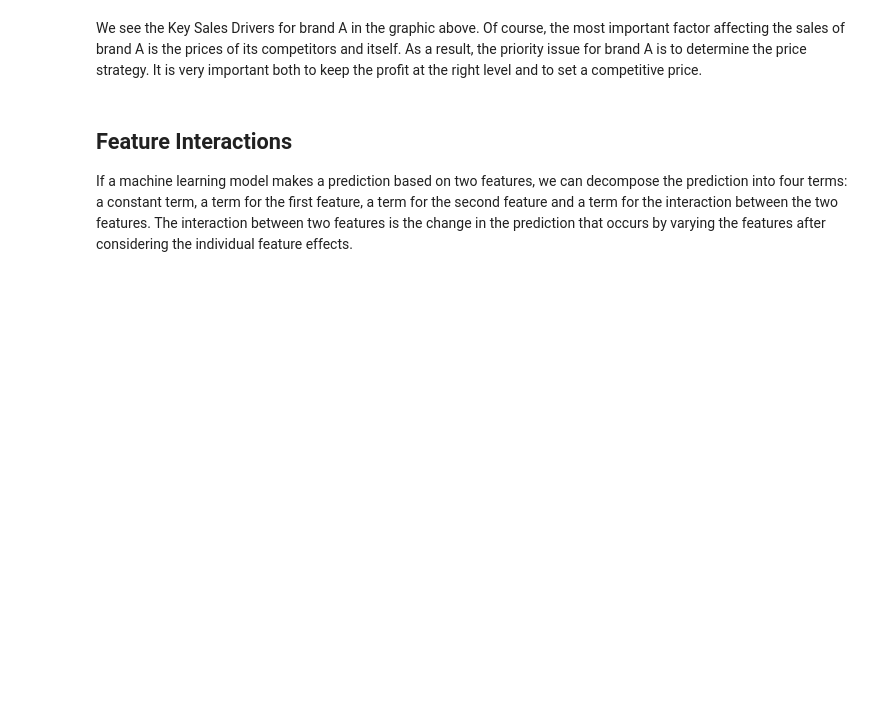
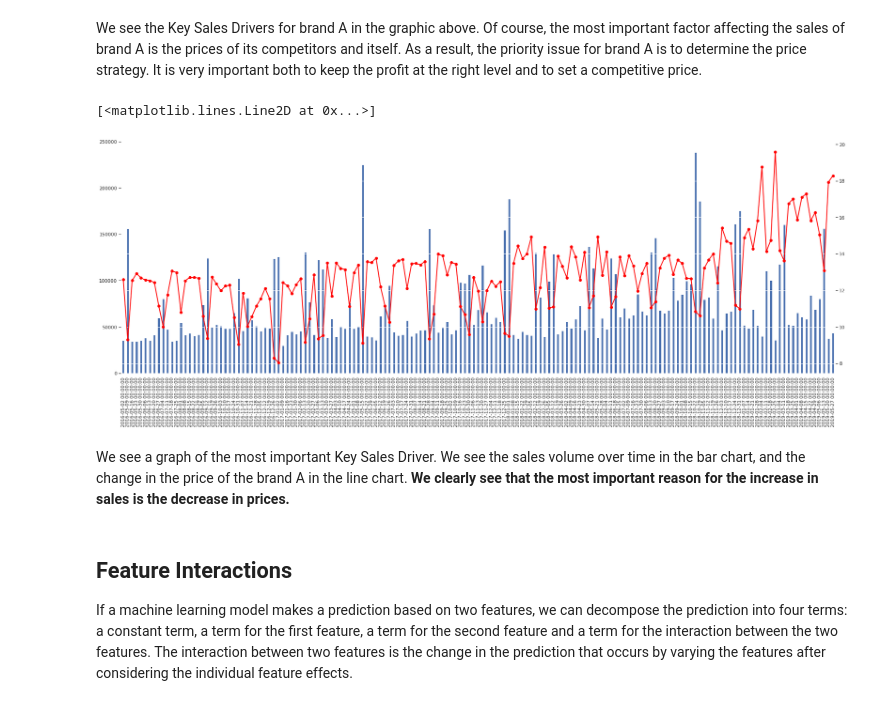
Before and after one commit to hakanatesli/Marketing-Analytics, a Jupyter notebook: DDLCaseStudy.ipynb, the cells around one changed output. Drawn from its saved outputs; the diff is of its cells as text; code cells hidden in the pictures; blank space fills up the shorter version.

```diff
--- a/DDLCaseStudy.ipynb
+++ b/DDLCaseStudy.ipynb
@@ -168,6 +165,20 @@ ax = sorted_result[:6][['driver','normRelaImpt']].plot.bar(x='driver',rot=90)
 [figure]
 # %% [markdown]
 We see the Key Sales Drivers for brand A in the graphic above. Of course, the most important factor affecting the sales of brand A is the prices of its competitors and itself. As a result, the priority issue for brand A is to determine the price strategy. It is very important both to keep the profit at the right level and to set a competitive price.
+# %%
+sns.set(rc={'figure.figsize':(30,10)})
+fig = plt.figure()
+
+ax = main_df['BRAND_A_VOLUME'].plot(kind='bar', use_index=True)
+ax.patch.set_facecolor('white')
+ax.patch.set_alpha(0.0)
+ax2 = ax.twinx()
+ax2.plot(main_df['BRAND_A_PRICE'].values, linestyle='-', marker='o', linewidth=2.0, color='red')
+# %% [output]
+[<matplotlib.lines.Line2D at 0x...>]
+[figure, added]
+# %% [markdown]
+We see a graph of the most important Key Sales Driver. We see the sales volume over time in the bar chart, and the change in the price of the brand A in the line chart. **We clearly see that the most important reason for the increase in sales is the decrease in prices.**
 # %% [markdown]
 ## Feature Interactions
 
```
Also changed, not shown: parts of 26 cells of this notebook.
